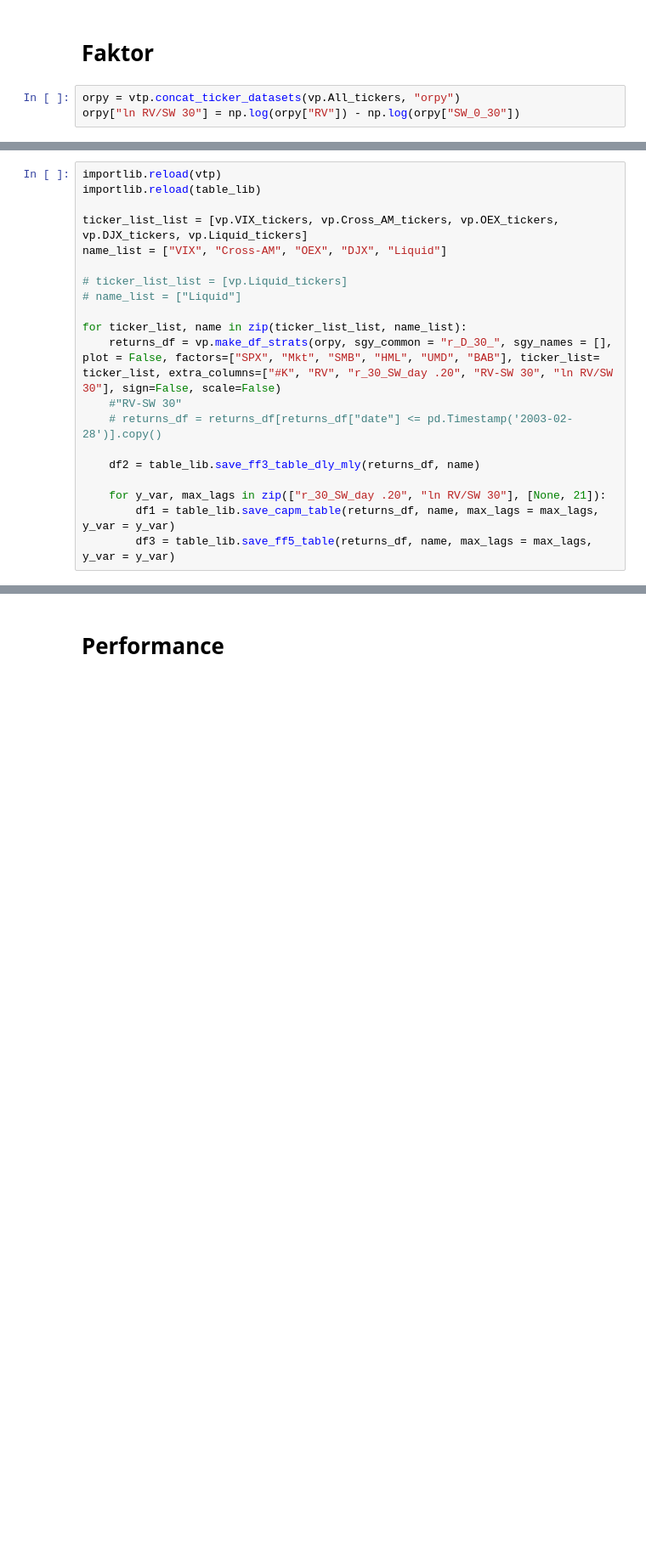
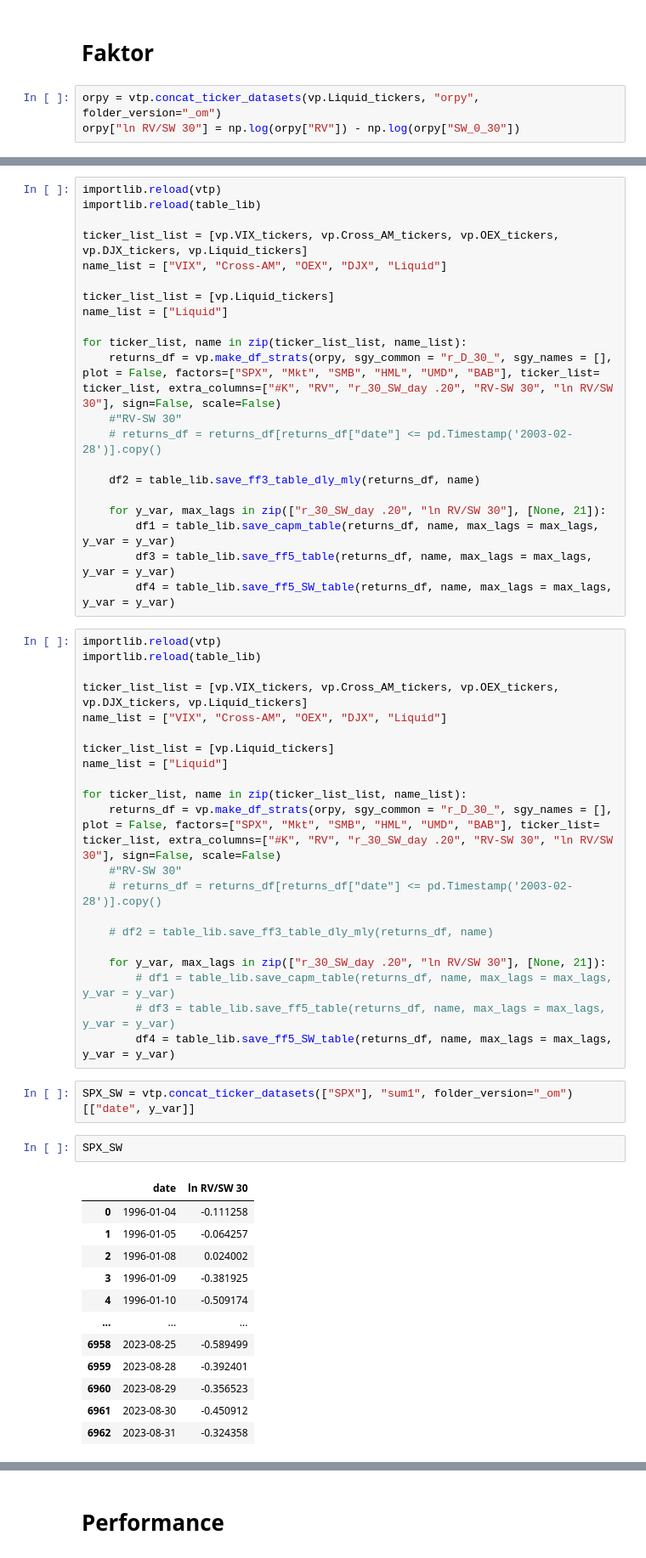
Before and after one commit to MadsHebsgaard/volpy, a Jupyter notebook: Code to produce results/Analysis.ipynb, the cells around one changed output, grey strips where cells are left out. Shown at 85% size. Cells and saved outputs as stored; diff of their text form; blank space fills up the shorter version.

```diff
--- a/Code to produce results/Analysis.ipynb
+++ b/Code to produce results/Analysis.ipynb
@@ -387,5 +576,5 @@ plt.show()
 # %% [markdown]
 # Faktor
 # %%
-orpy = vtp.concat_ticker_datasets(vp.All_tickers, "orpy")
+orpy = vtp.concat_ticker_datasets(vp.Liquid_tickers, "orpy", folder_version="_om")
 orpy["ln RV/SW 30"] = np.log(orpy["RV"]) - np.log(orpy["SW_0_30"])
@@ -398,8 +585,8 @@ importlib.reload(table_lib)
 ticker_list_list = [vp.VIX_tickers, vp.Cross_AM_tickers, vp.OEX_tickers, vp.DJX_tickers, vp.Liquid_tickers]
 name_list = ["VIX", "Cross-AM", "OEX", "DJX", "Liquid"]
 
-# ticker_list_list = [vp.Liquid_tickers]
-# name_list = ["Liquid"]
+ticker_list_list = [vp.Liquid_tickers]
+name_list = ["Liquid"]
 
 for ticker_list, name in zip(ticker_list_list, name_list):
     returns_df = vp.make_df_strats(orpy, sgy_common = "r_D_30_", sgy_names = [], plot = False, factors=["SPX", "Mkt", "SMB", "HML", "UMD", "BAB"], ticker_list= ticker_list, extra_columns=["#K", "RV", "r_30_SW_day .20", "RV-SW 30", "ln RV/SW 30"], sign=False, scale=False)
@@ -411,3 +598,42 @@ for ticker_list, name in zip(ticker_list_list, name_list):
     for y_var, max_lags in zip(["r_30_SW_day .20", "ln RV/SW 30"], [None, 21]):
         df1 = table_lib.save_capm_table(returns_df, name, max_lags = max_lags, y_var = y_var)
         df3 = table_lib.save_ff5_table(returns_df, name, max_lags = max_lags, y_var = y_var)
+        df4 = table_lib.save_ff5_SW_table(returns_df, name, max_lags = max_lags, y_var = y_var)
+# %%
+importlib.reload(vtp)
+importlib.reload(table_lib)
+
+ticker_list_list = [vp.VIX_tickers, vp.Cross_AM_tickers, vp.OEX_tickers, vp.DJX_tickers, vp.Liquid_tickers]
+name_list = ["VIX", "Cross-AM", "OEX", "DJX", "Liquid"]
+
+ticker_list_list = [vp.Liquid_tickers]
+name_list = ["Liquid"]
+
+for ticker_list, name in zip(ticker_list_list, name_list):
+    returns_df = vp.make_df_strats(orpy, sgy_common = "r_D_30_", sgy_names = [], plot = False, factors=["SPX", "Mkt", "SMB", "HML", "UMD", "BAB"], ticker_list= ticker_list, extra_columns=["#K", "RV", "r_30_SW_day .20", "RV-SW 30", "ln RV/SW 30"], sign=False, scale=False)
+    #"RV-SW 30"
+    # returns_df = returns_df[returns_df["date"] <= pd.Timestamp('2003-02-28')].copy()
+
+    # df2 = table_lib.save_ff3_table_dly_mly(returns_df, name)
+
+    for y_var, max_lags in zip(["r_30_SW_day .20", "ln RV/SW 30"], [None, 21]):
+        # df1 = table_lib.save_capm_table(returns_df, name, max_lags = max_lags, y_var = y_var)
+        # df3 = table_lib.save_ff5_table(returns_df, name, max_lags = max_lags, y_var = y_var)
+        df4 = table_lib.save_ff5_SW_table(returns_df, name, max_lags = max_lags, y_var = y_var)
+# %%
+SPX_SW = vtp.concat_ticker_datasets(["SPX"], "sum1", folder_version="_om")[["date", y_var]]
+# %%
+SPX_SW
+# %% [output]
+|  | date | ln RV/SW 30 |
+| 0 | 1996-01-04 | -0.111258 |
+| 1 | 1996-01-05 | -0.064257 |
+| 2 | 1996-01-08 | 0.024002 |
+| 3 | 1996-01-09 | -0.381925 |
+| 4 | 1996-01-10 | -0.509174 |
+| ... | ... | ... |
+| 6958 | 2023-08-25 | -0.589499 |
+| 6959 | 2023-08-28 | -0.392401 |
+| 6960 | 2023-08-29 | -0.356523 |
+| 6961 | 2023-08-30 | -0.450912 |
+| 6962 | 2023-08-31 | -0.324358 |
```
Also changed, not shown: parts of 9 cells of this notebook, 18 other files.
